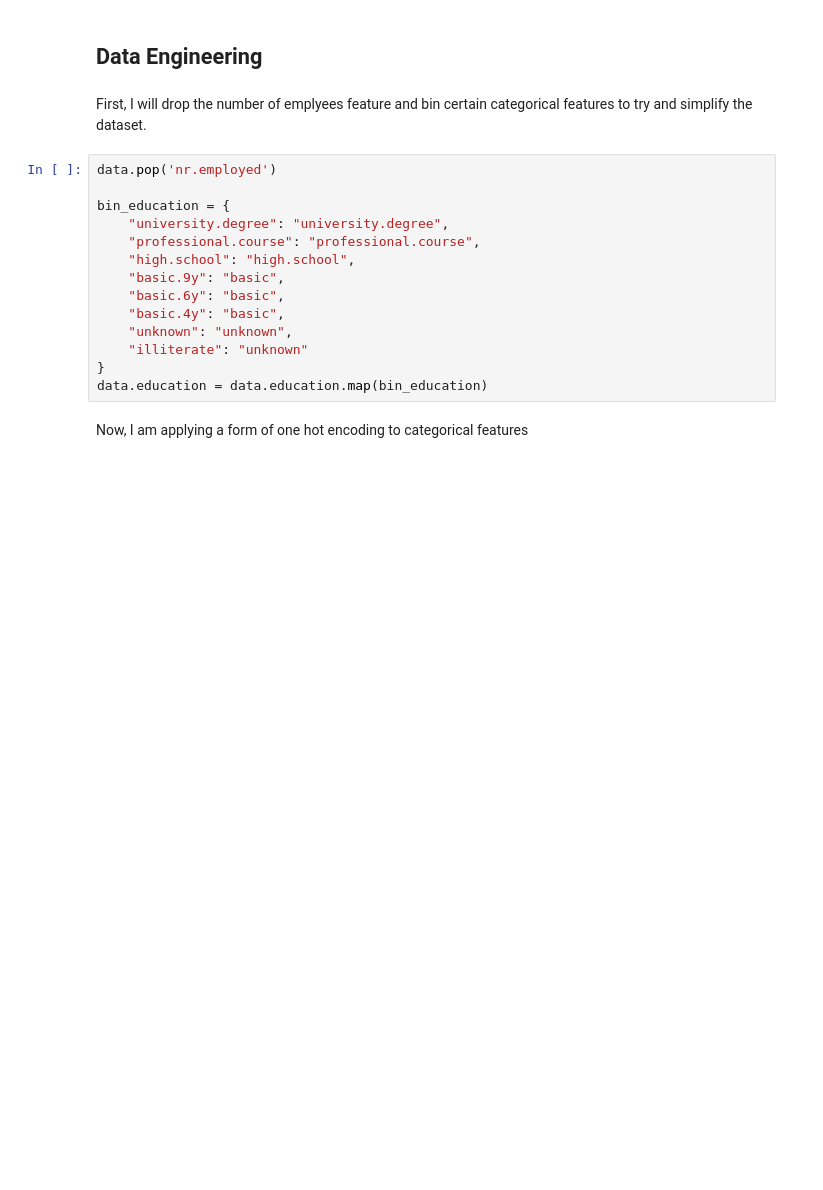
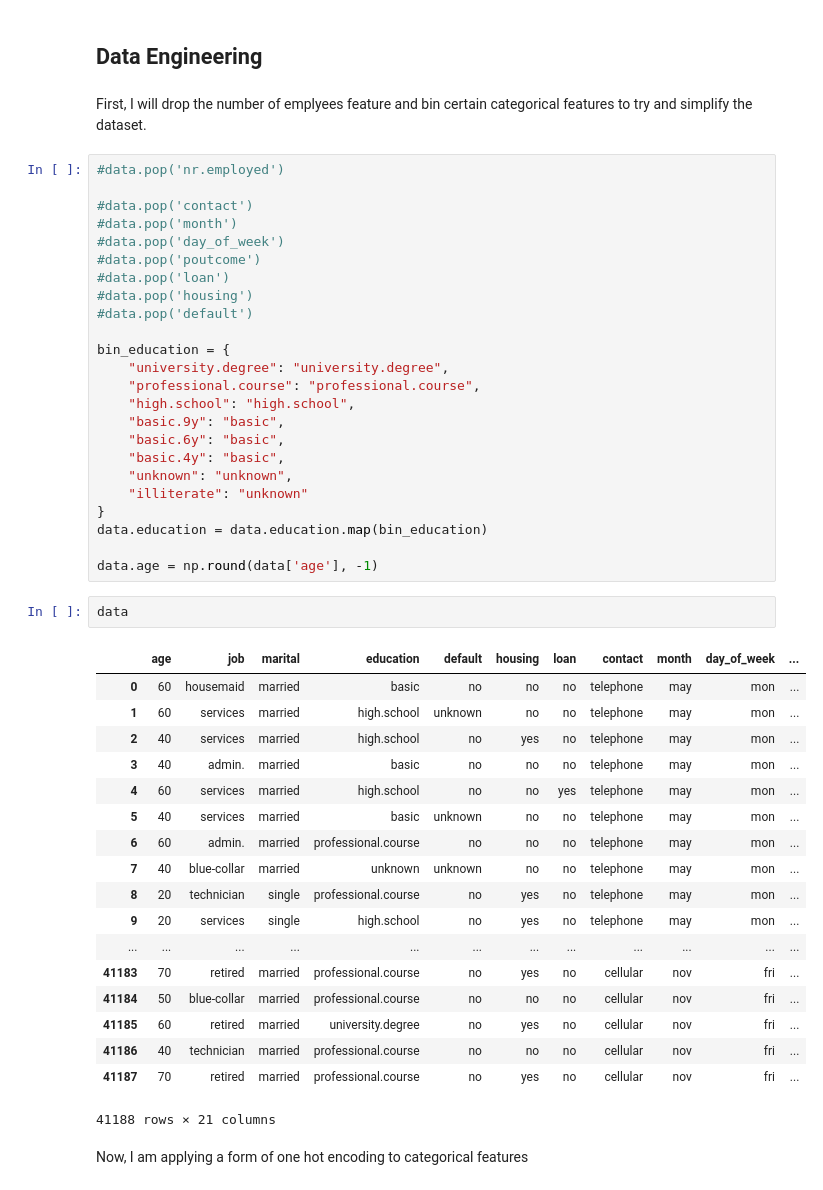
Before and after one commit to kevinbooth/comp740, a Jupyter notebook: project1/bank_marketing.ipynb, the cells around one changed output. Cells and saved outputs as stored; diff of their text form; blank space fills up the shorter version.

```diff
--- a/project1/bank_marketing.ipynb
+++ b/project1/bank_marketing.ipynb
@@ -152,7 +162,15 @@ One of the main takeaways I noticed from the above chart is people are much less
 # %% [markdown]
 First, I will drop the number of emplyees feature and bin certain categorical features to try and simplify the dataset.
 # %%
-data.pop('nr.employed')
+#data.pop('nr.employed')
+
+#data.pop('contact')
+#data.pop('month')
+#data.pop('day_of_week')
+#data.pop('poutcome')
+#data.pop('loan')
+#data.pop('housing')
+#data.pop('default')
 
 bin_education = {
     "university.degree": "university.degree",
@@ -165,6 +183,29 @@ bin_education = {
     "illiterate": "unknown"
 }
 data.education = data.education.map(bin_education)
+
+data.age = np.round(data['age'], -1)
+# %%
+data
+# %% [output]
+|  | age | job | marital | education | default | housing | loan | contact | month | day_of_week | ... |
+| 0 | 60 | housemaid | married | basic | no | no | no | telephone | may | mon | ... |
+| 1 | 60 | services | married | high.school | unknown | no | no | telephone | may | mon | ... |
+| 2 | 40 | services | married | high.school | no | yes | no | telephone | may | mon | ... |
+| 3 | 40 | admin. | married | basic | no | no | no | telephone | may | mon | ... |
+| 4 | 60 | services | married | high.school | no | no | yes | telephone | may | mon | ... |
+| 5 | 40 | services | married | basic | unknown | no | no | telephone | may | mon | ... |
+| 6 | 60 | admin. | married | professional.course | no | no | no | telephone | may | mon | ... |
+| 7 | 40 | blue-collar | married | unknown | unknown | no | no | telephone | may | mon | ... |
+| 8 | 20 | technician | single | professional.course | no | yes | no | telephone | may | mon | ... |
+| 9 | 20 | services | single | high.school | no | yes | no | telephone | may | mon | ... |
+| ... | ... | ... | ... | ... | ... | ... | ... | ... | ... | ... | ... |
+| 41183 | 70 | retired | married | professional.course | no | yes | no | cellular | nov | fri | ... |
+| 41184 | 50 | blue-collar | married | professional.course | no | no | no | cellular | nov | fri | ... |
+| 41185 | 60 | retired | married | university.degree | no | yes | no | cellular | nov | fri | ... |
+| 41186 | 40 | technician | married | professional.course | no | no | no | cellular | nov | fri | ... |
+| 41187 | 70 | retired | married | professional.course | no | yes | no | cellular | nov | fri | ... |
+41188 rows × 21 columns
 # %% [markdown]
 Now, I am applying a form of one hot encoding to categorical features
 # %%
```
Also changed, not shown: parts of 33 cells of this notebook.
